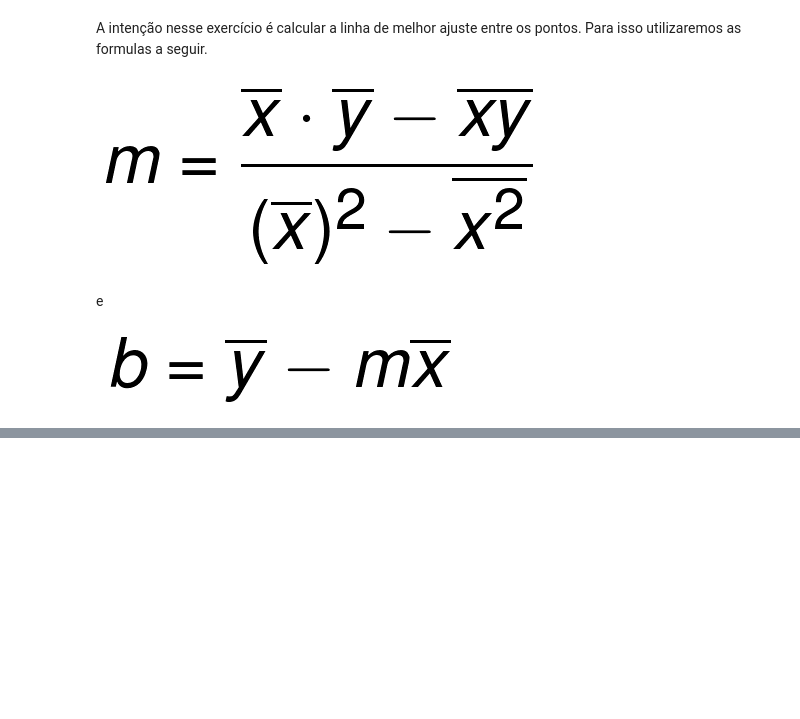
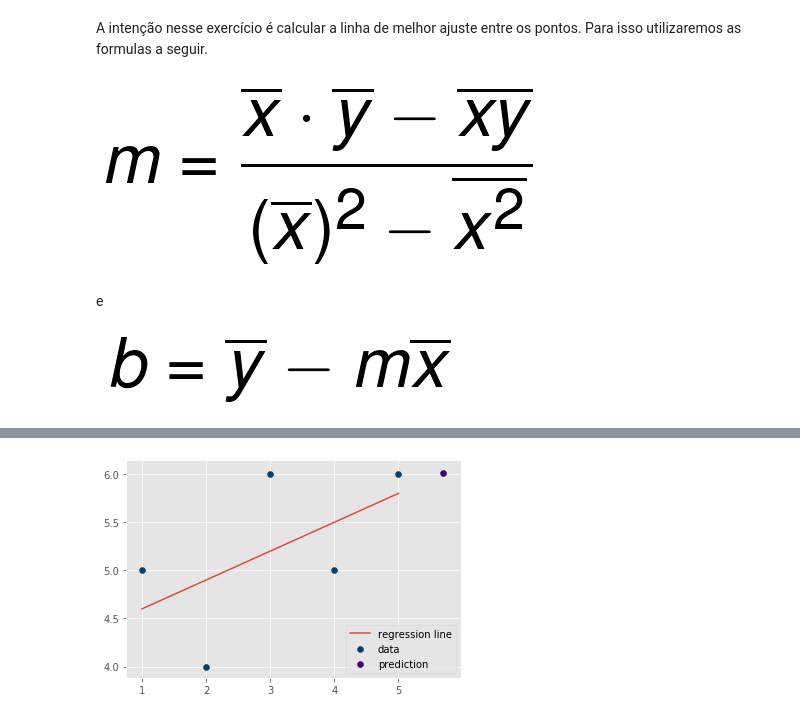
Before and after one commit to titocampos/estudo-crm, a Jupyter notebook: aula_20200121.ipynb, the cells around one changed output, grey strips where cells are left out. Cells and saved outputs as stored; diff of their text form; code cells hidden in the pictures; blank space fills up the shorter version.

```diff
--- a/aula_20200121.ipynb
+++ b/aula_20200121.ipynb
@@ -25,0 +43,11 @@ e
+# %%
+predict_x = 5.7
+predict_y = (m*predict_x)+b
+
+plt.scatter(xs,ys,color='#003F72',label='data')
+plt.scatter(predict_x,predict_y,color='#3F0072',label='prediction')
+plt.plot(xs, line, label='regression line')
+plt.legend(loc=4)
+plt.show()
+# %% [output]
+[figure, added]
```
Also changed, not shown: parts of 1 cell of this notebook.
